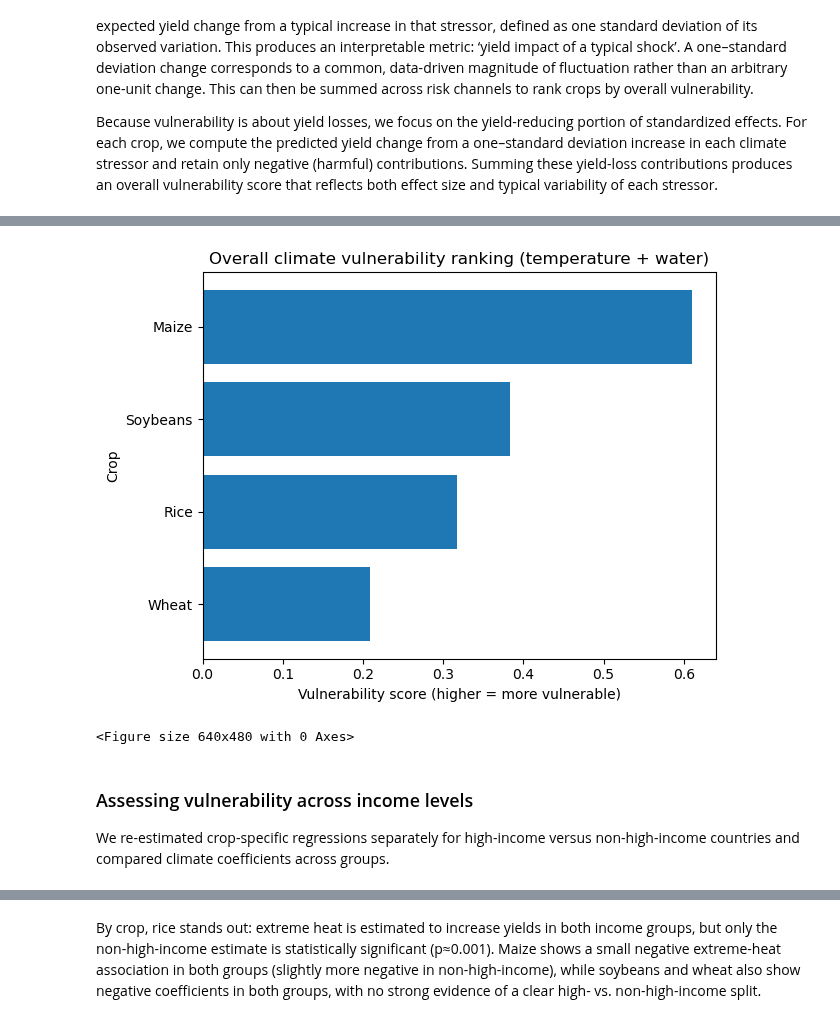
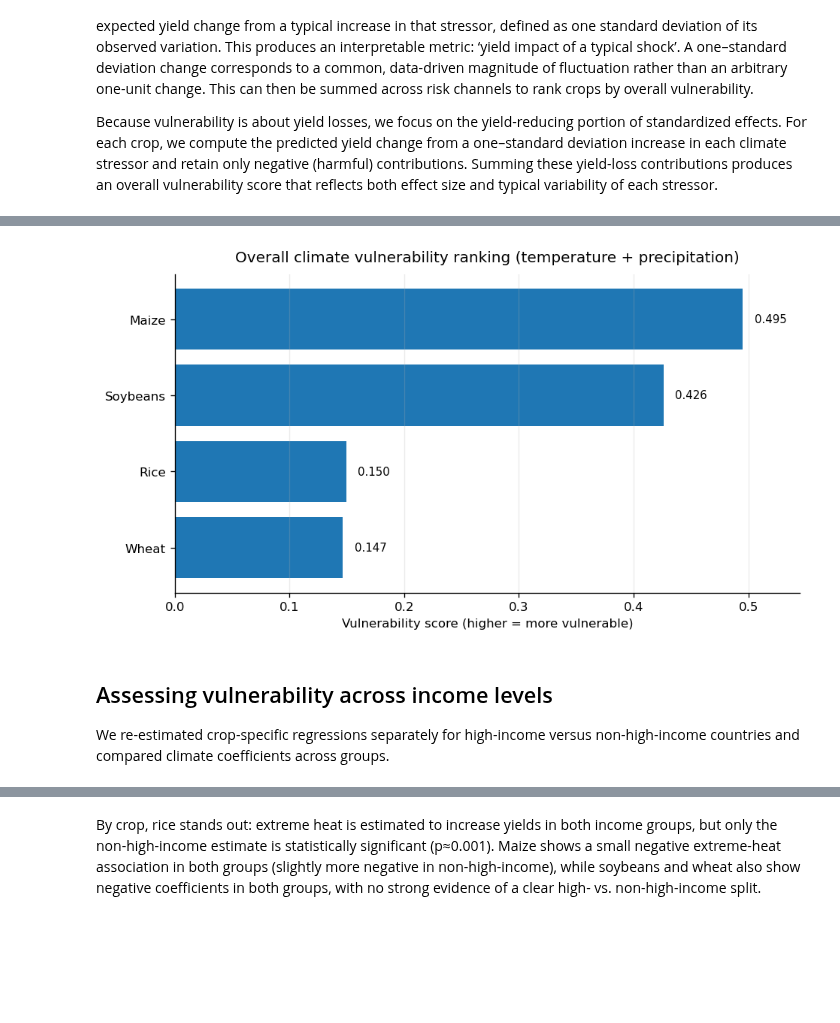
Before and after one commit to clareubc/521d_assignment, a Jupyter notebook: final_project/Final_Project.ipynb, the cells around one changed output, grey strips where cells are left out. Saved outputs shown, nothing was run; the diff lists cells and outputs as text; code cells hidden in the pictures; blank space fills up the shorter version.

Commit message:
Update final project notebook and figures

```diff
--- a/final_project/Final_Project.ipynb
+++ b/final_project/Final_Project.ipynb
@@ -303,6 +460,7 @@ We estimate crop-specific panel regressions of log yield on climate levels and c
 # dependent variable: ln_yield
 # key predictors: climate + controls
 # country & year FEs included to control for time-invariant country specifics + global shocks/trends
+# cluster-robust SEs to deal with heteroskedasticity & serial correlation
 
 formula = """
 ln_yield
@@ -310,8 +468,6 @@ ln_yield
   + precipitation_yr
   + precipitation_sd_yr
   + extreme_temp_days_yr
-  + temp_sd_daily_mean_yr
-  + water_deficit_yr
   + fertilizer_use_kg_ha
   + irrigation_pct
   + C(iso3_code)
@@ -321,7 +477,9 @@ ln_yield
 
 def run_crop_reg(df, crop):
     d = df[df["crop_name"] == crop].copy()
-    model = smf.ols(formula, data=d).fit(cov_type="HC1")  # robust SEs
+    model = smf.ols(formula, data=d).fit(
+        cov_type="cluster", cov_kwds={"groups": d["iso3_code"]}  # cluster-robust SEs
+    )
     return model, len(d)
 
 
@@ -332,11 +490,9 @@ for c in crops:
     m, n = run_crop_reg(df_rq1_analysis, c)
     for var in [
         "temperature_mean_yr",
-        "temp_sd_daily_mean_yr",
-        "extreme_temp_days_yr",
         "precipitation_yr",
         "precipitation_sd_yr",
-        "water_deficit_yr",
+        "extreme_temp_days_yr",
     ]:
         results.append(
             {
@@ -517,16 +760,16 @@ We finally choose to give stronger vulnerability weighting when p-values are sma
 - if p = 0.10 → log(10) ≈ 2.3
 - if p = 0.50 → log(2) ≈ 0.69 (weak weight)
 # %%
-# =========================
+# ====================================
 # Vulnerability Index (Temp + Water)
-# =========================
+# ====================================
 
 # choosing risk variables
 risk_vars = [
     "extreme_temp_days_yr",  # heat extremes
-    "temp_sd_daily_mean_yr",  # temperature variability
+    "temperature_mean_yr",  # temperature variability
     "precipitation_sd_yr",  # precipitation variability
-    "water_deficit_yr",  # water stress (evap - precip)
+    "precipitation_yr",  # water availability
 ]
 
 # computing the SD of each risk variable within each crop sample
@@ -632,21 +876,46 @@ drivers
 # %%
 # Figure 1: vulnerability ranking
-plot_df = vuln_rank.sort_values("vuln_score", ascending=True)
 
-plt.figure()
-plt.barh(plot_df["crop"], plot_df["vuln_score"])
-plt.xlabel("Vulnerability score (higher = more vulnerable)")
-plt.ylabel("Crop")
-plt.title("Overall climate vulnerability ranking (temperature + water)")
+plot_df = vuln_rank.sort_values("vuln_score", ascending=True).copy()
+
+fig, ax = plt.subplots(figsize=(8, 4.5), dpi=120)
+
+bars = ax.barh(plot_df["crop"], plot_df["vuln_score"])
+
+# Labels + title
+ax.set_xlabel("Vulnerability score (higher = more vulnerable)")
+ax.set_ylabel("")
+ax.set_title(
+    "Overall climate vulnerability ranking (temperature + precipitation)", pad=10
+)
+
+# Subtle grid + clean spines
+ax.grid(axis="x", alpha=0.25)
+ax.spines["top"].set_visible(False)
+ax.spines["right"].set_visible(False)
+
+# Add value labels at end of bars
+xmax = plot_df["vuln_score"].max()
+ax.set_xlim(0, xmax * 1.10)  # little breathing room for labels
+for bar in bars:
+    w = bar.get_width()
+    ax.text(
+        w + xmax * 0.02,
+        bar.get_y() + bar.get_height() / 2,
+        f"{w:.3f}",
+        va="center",
+        ha="left",
+        fontsize=9,
+    )
+
 plt.tight_layout()
 plt.show()
 
-plt.savefig("fig2_vulnerability_ranking.png", dpi=300, bbox_inches="tight")
+fig.savefig("fig_vulnerability_ranking.png", dpi=300, bbox_inches="tight")
 # %% [output]
-[figure, old version]
+[figure, new version]
-<Figure size 640x480 with 0 Axes>
 # %% [markdown]
-### Assessing vulnerability across income levels
+## Assessing vulnerability across income levels
 
 We re-estimated crop-specific regressions separately for high-income versus non-high-income countries and compared climate coefficients across groups.
 # %%
```
Also changed, not shown: parts of 96 cells of this notebook, 6 other files.
